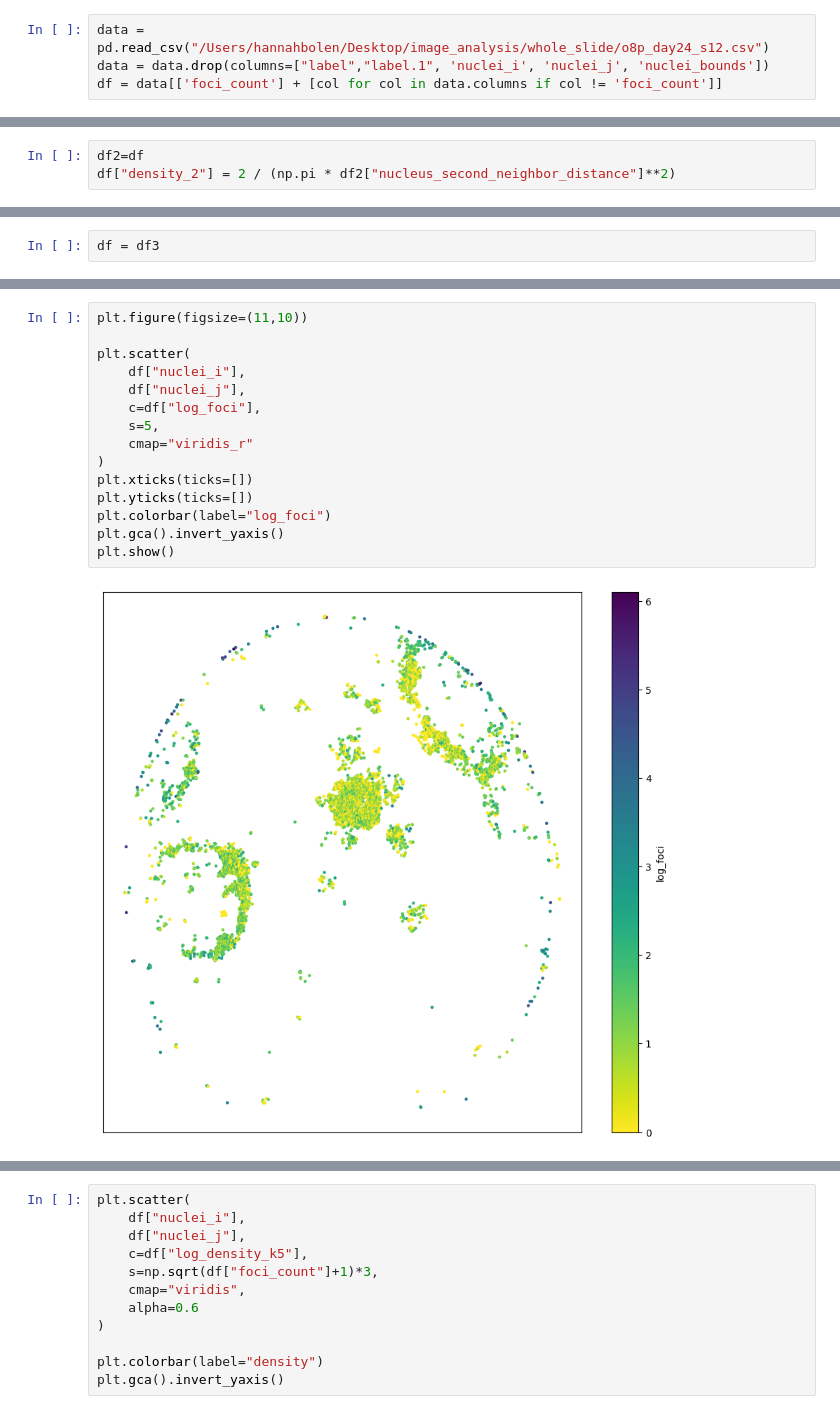
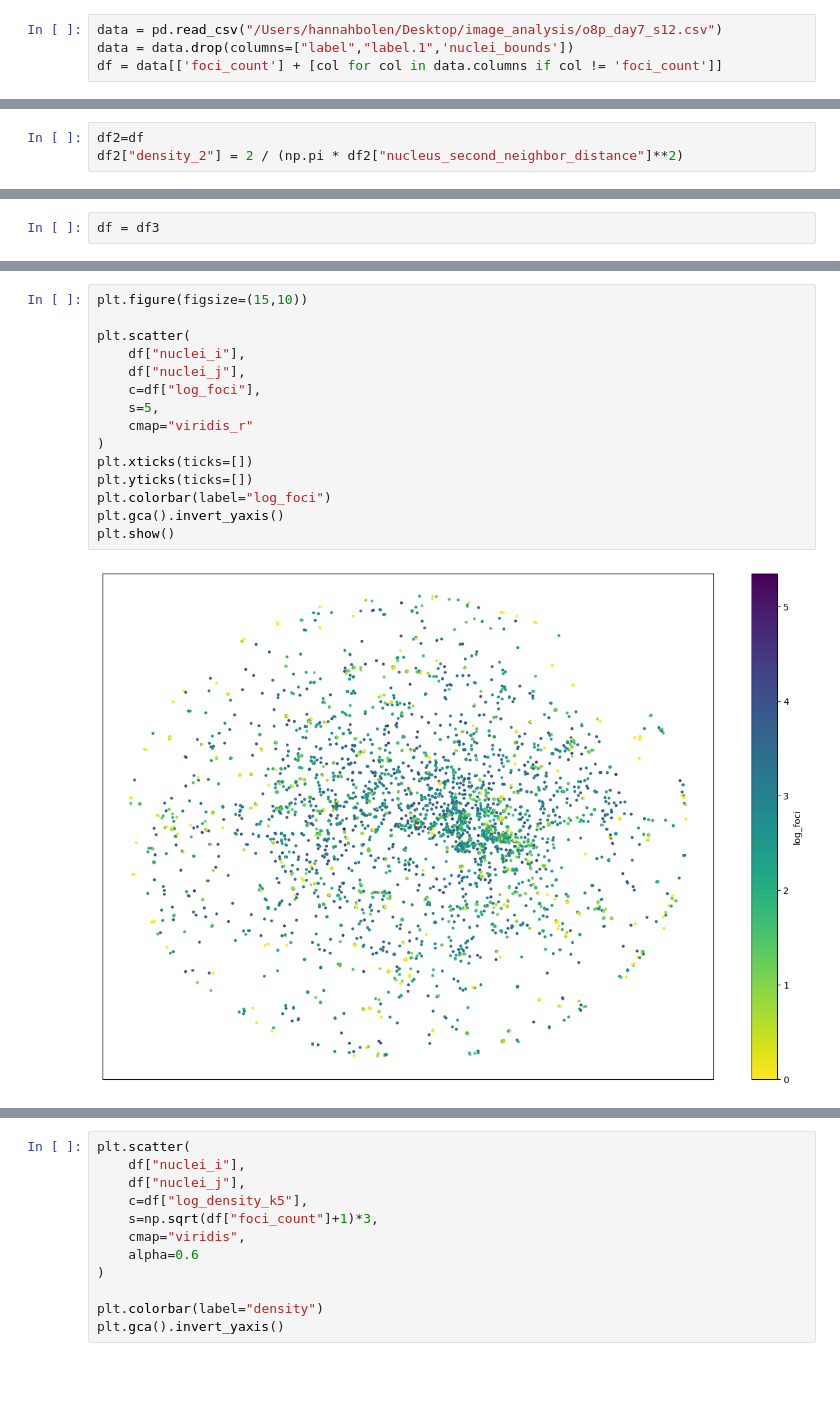
Before and after one commit to hannahbolen1/whole_slide, a Jupyter notebook: deeptile_implement/features_analysis.ipynb, the cells around one changed output, grey strips where cells are left out. Drawn from its saved outputs; the diff is of its cells as text; blank space fills up the shorter version.

```diff
--- a/deeptile_implement/features_analysis.ipynb
+++ b/deeptile_implement/features_analysis.ipynb
@@ -8,8 +8,8 @@ from sklearn.cluster import KMeans
 import umap
 import numpy as np
 # %%
-data = pd.read_csv("/Users/hannahbolen/Desktop/image_analysis/whole_slide/o8p_day24_s12.csv")
-data = data.drop(columns=["label","label.1", 'nuclei_i', 'nuclei_j', 'nuclei_bounds'])
+data = pd.read_csv("/Users/hannahbolen/Desktop/image_analysis/o8p_day7_s12.csv")
+data = data.drop(columns=["label","label.1",'nuclei_bounds'])
 df = data[['foci_count'] + [col for col in data.columns if col != 'foci_count']]
 # %%
 data = pd.read_csv("/Users/hannahbolen/Desktop/image_analysis/whole_slide/o8p_day24_s12.csv")
@@ -109,3 +107,3 @@ sns.boxplot(data=df, x="nucleus_number_neighbors_1", y="foci_count")
 # %%
 df2=df
-df["density_2"] = 2 / (np.pi * df2["nucleus_second_neighbor_distance"]**2)
+df2["density_2"] = 2 / (np.pi * df2["nucleus_second_neighbor_distance"]**2)
@@ -244,18 +267,18 @@ plt.show()
 # %%
-plt.figure(figsize=(11,10))
+plt.figure(figsize=(15,10))
 
 plt.scatter(
     df["nuclei_i"],
     df["nuclei_j"],
     c=df["log_foci"],
     s=5,
     cmap="viridis_r"
 )
 plt.xticks(ticks=[])
 plt.yticks(ticks=[])
 plt.colorbar(label="log_foci")
 plt.gca().invert_yaxis()
 plt.show()
 # %% [output]
-[figure, old version]
+[figure, new version]
 # %%
```
Also changed, not shown: parts of 21 cells of this notebook, 3 other files.
